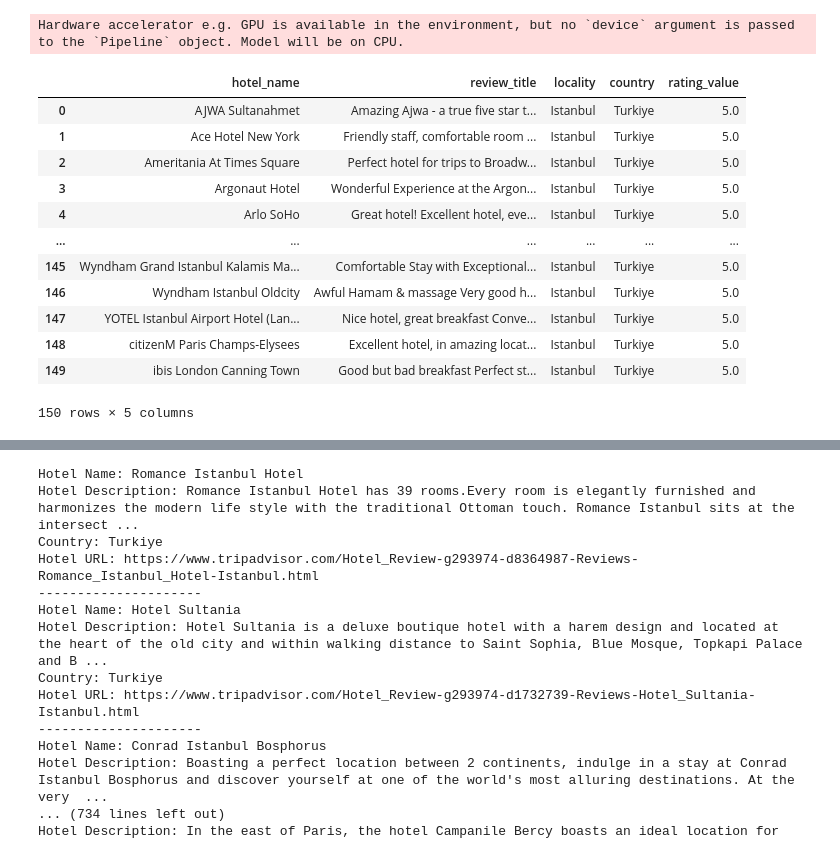
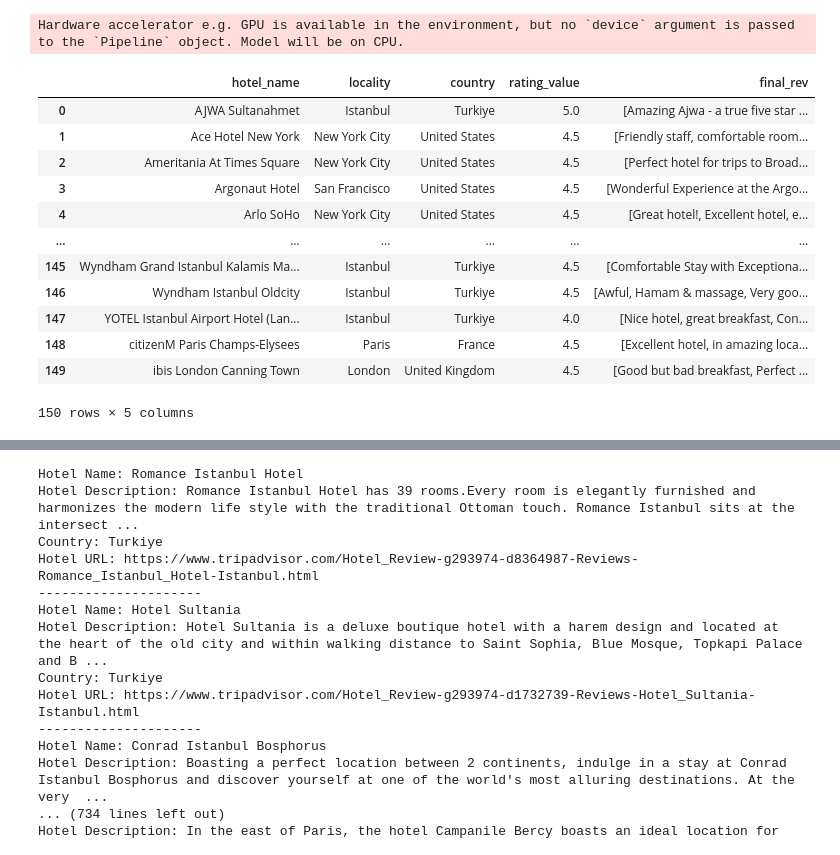
Before and after one commit to nawiralsahli/nawir, a Jupyter notebook: ASSIGNMENT3_HOTEL_Nawir_Ruba_Razan.ipynb, the cells around one changed output, grey strips where cells are left out. Cells and saved outputs as stored; diff of their text form; code cells hidden in the pictures.

```diff
--- a/ASSIGNMENT3_HOTEL_Nawir_Ruba_Razan.ipynb
+++ b/ASSIGNMENT3_HOTEL_Nawir_Ruba_Razan.ipynb
@@ -107,16 +100,0 @@ df_combined_reviews['rating_value'] = df['rating_value']
-# %%
-df_combined_reviews
-# %% [output]
-|  | hotel_name | review_title | locality | country | rating_value |
-| 0 | AJWA Sultanahmet | Amazing Ajwa - a true five star t... | Istanbul | Turkiye | 5.0 |
-| 1 | Ace Hotel New York | Friendly staff, comfortable room ... | Istanbul | Turkiye | 5.0 |
-| 2 | Ameritania At Times Square | Perfect hotel for trips to Broadw... | Istanbul | Turkiye | 5.0 |
-| 3 | Argonaut Hotel | Wonderful Experience at the Argon... | Istanbul | Turkiye | 5.0 |
-| 4 | Arlo SoHo | Great hotel! Excellent hotel, eve... | Istanbul | Turkiye | 5.0 |
-| ... | ... | ... | ... | ... | ... |
-| 145 | Wyndham Grand Istanbul Kalamis Ma... | Comfortable Stay with Exceptional... | Istanbul | Turkiye | 5.0 |
-| 146 | Wyndham Istanbul Oldcity | Awful Hamam & massage Very good h... | Istanbul | Turkiye | 5.0 |
-| 147 | YOTEL Istanbul Airport Hotel (Lan... | Nice hotel, great breakfast Conve... | Istanbul | Turkiye | 5.0 |
-| 148 | citizenM Paris Champs-Elysees | Excellent hotel, in amazing locat... | Istanbul | Turkiye | 5.0 |
-| 149 | ibis London Canning Town | Good but bad breakfast Perfect st... | Istanbul | Turkiye | 5.0 |
-150 rows × 5 columns
@@ -128,0 +101,17 @@ for i in df_combined_reviews['review_title']:
+# %%
+df_combined_reviews = df.groupby(['hotel_name', 'locality', 'country', 'rating_value' ])['review_title'].apply(list).reset_index(name='final_rev')
+df_combined_reviews
+# %% [output]
+|  | hotel_name | locality | country | rating_value | final_rev |
+| 0 | AJWA Sultanahmet | Istanbul | Turkiye | 5.0 | [Amazing Ajwa - a true five star ... |
+| 1 | Ace Hotel New York | New York City | United States | 4.5 | [Friendly staff, comfortable room... |
+| 2 | Ameritania At Times Square | New York City | United States | 4.5 | [Perfect hotel for trips to Broad... |
+| 3 | Argonaut Hotel | San Francisco | United States | 4.5 | [Wonderful Experience at the Argo... |
+| 4 | Arlo SoHo | New York City | United States | 4.5 | [Great hotel!, Excellent hotel, e... |
+| ... | ... | ... | ... | ... | ... |
+| 145 | Wyndham Grand Istanbul Kalamis Ma... | Istanbul | Turkiye | 4.5 | [Comfortable Stay with Exceptiona... |
+| 146 | Wyndham Istanbul Oldcity | Istanbul | Turkiye | 4.5 | [Awful, Hamam & massage, Very goo... |
+| 147 | YOTEL Istanbul Airport Hotel (Lan... | Istanbul | Turkiye | 4.0 | [Nice hotel, great breakfast, Con... |
+| 148 | citizenM Paris Champs-Elysees | Paris | France | 4.5 | [Excellent hotel, in amazing loca... |
+| 149 | ibis London Canning Town | London | United Kingdom | 4.5 | [Good but bad breakfast, Perfect ... |
+150 rows × 5 columns
```
Also changed, not shown: parts of 10 cells of this notebook.
